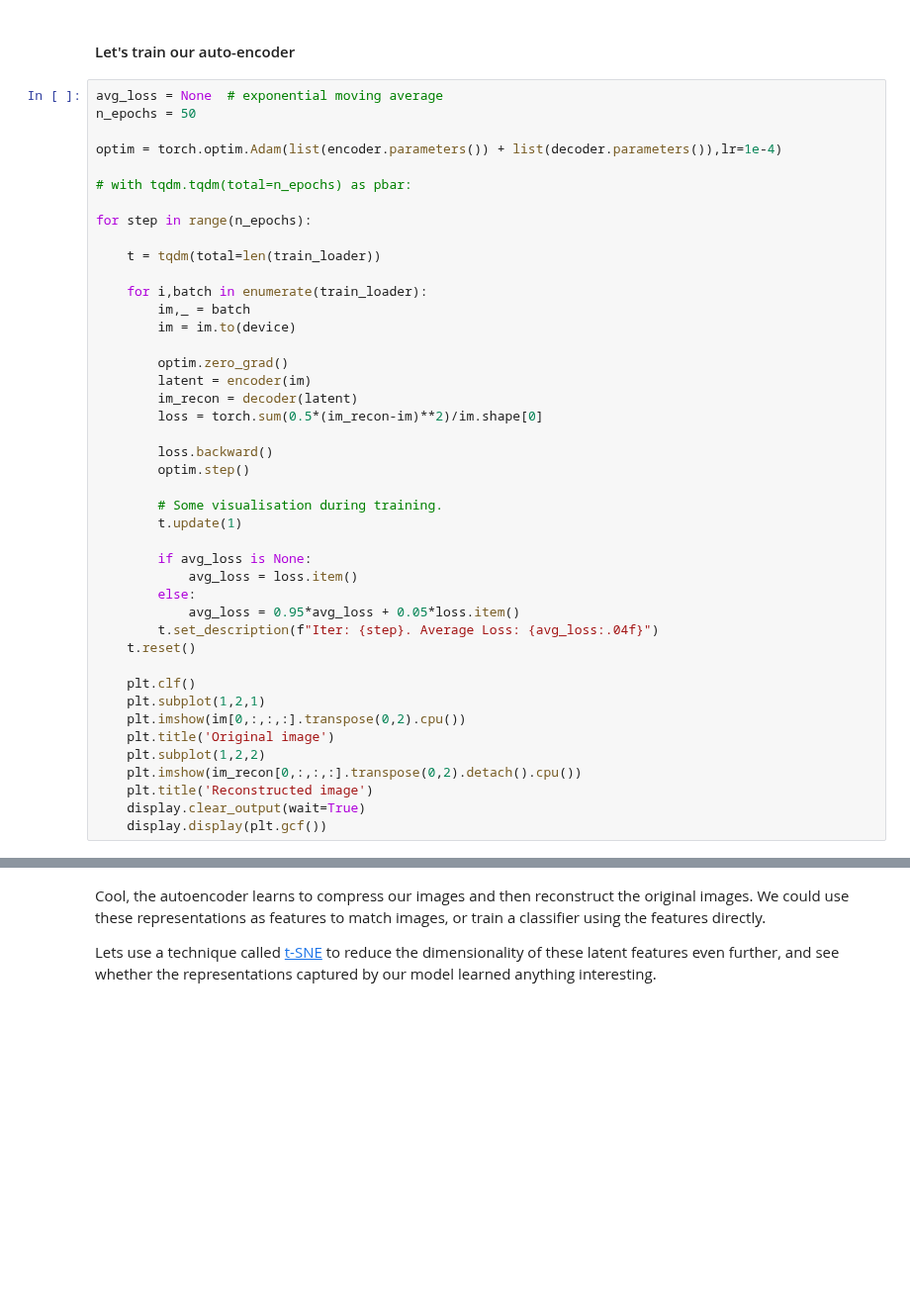
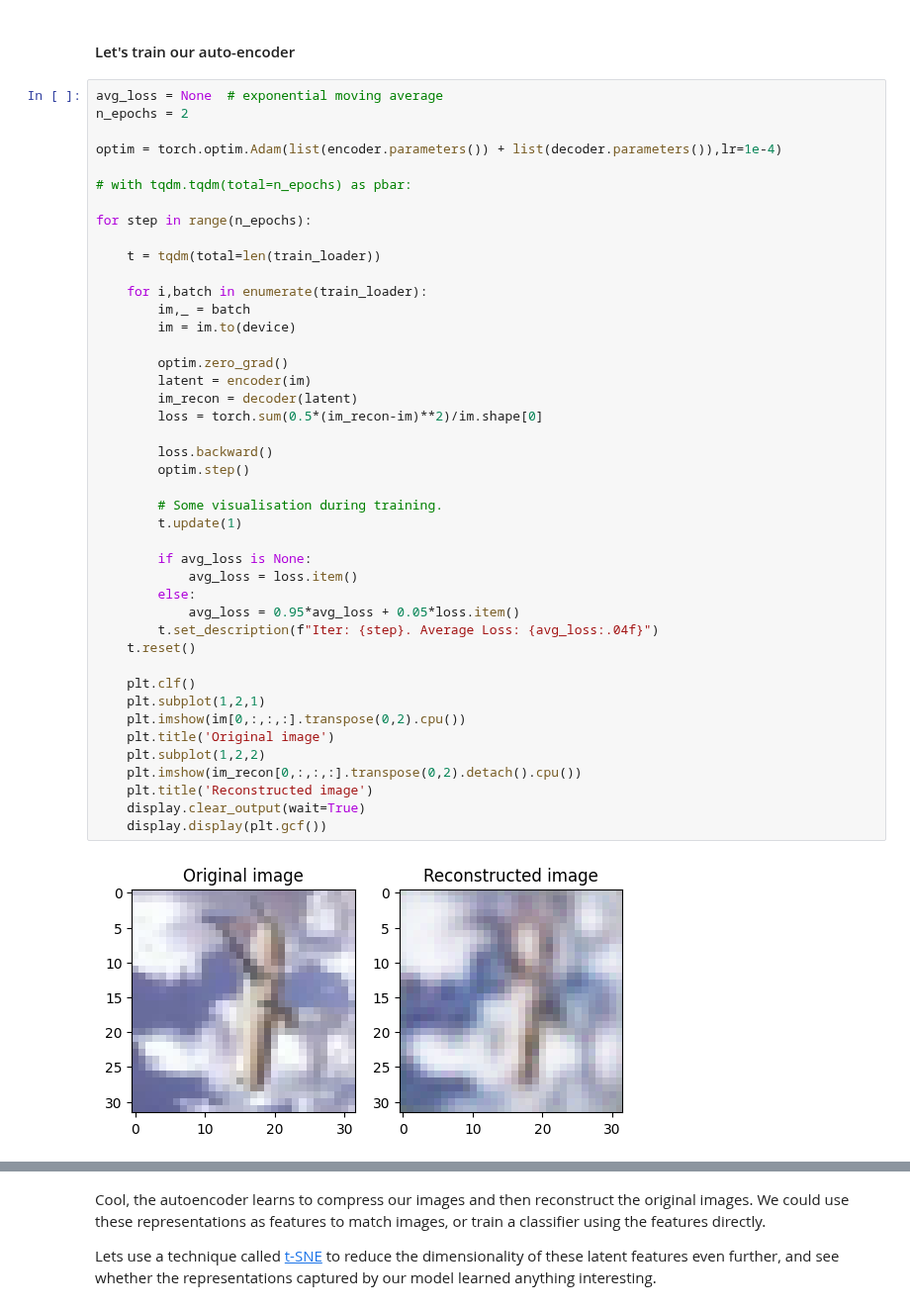
Before and after one commit to mgb45/ECE4076, a Jupyter notebook: bonus_content/2-Variational_autoencoding.ipynb, the cells around one changed output, grey strips where cells are left out. Shown at 99% size. Drawn from its saved outputs; the diff is of its cells as text; blank space fills up the shorter version.

Commit message:
Added pre-cooked image generation results.

```diff
--- a/bonus_content/2-Variational_autoencoding.ipynb
+++ b/bonus_content/2-Variational_autoencoding.ipynb
@@ -77,7 +81,7 @@ decoder = Decoder(latent_dim=latent_dim).to(device)
 #### Let's train our auto-encoder
 # %%
 avg_loss = None  # exponential moving average
-n_epochs = 50
+n_epochs = 2
 
 optim = torch.optim.Adam(list(encoder.parameters()) + list(decoder.parameters()),lr=1e-4)
 
@@ -91,30 +95,32 @@ for step in range(n_epochs):
         im,_ = batch
         im = im.to(device)
 
         optim.zero_grad()
         latent = encoder(im)
         im_recon = decoder(latent)
         loss = torch.sum(0.5*(im_recon-im)**2)/im.shape[0]
 
         loss.backward()
         optim.step()
 
         # Some visualisation during training.
         t.update(1)
 
         if avg_loss is None:
             avg_loss = loss.item()
         else:
             avg_loss = 0.95*avg_loss + 0.05*loss.item()
         t.set_description(f"Iter: {step}. Average Loss: {avg_loss:.04f}")
     t.reset()
 
     plt.clf()
     plt.subplot(1,2,1)
     plt.imshow(im[0,:,:,:].transpose(0,2).cpu())
     plt.title('Original image')
     plt.subplot(1,2,2)
     plt.imshow(im_recon[0,:,:,:].transpose(0,2).detach().cpu())
     plt.title('Reconstructed image')
     display.clear_output(wait=True)
     display.display(plt.gcf())
+# %% [output]
+[figure, added]
```
Also changed, not shown: parts of 7 cells of this notebook, 1 other file.
